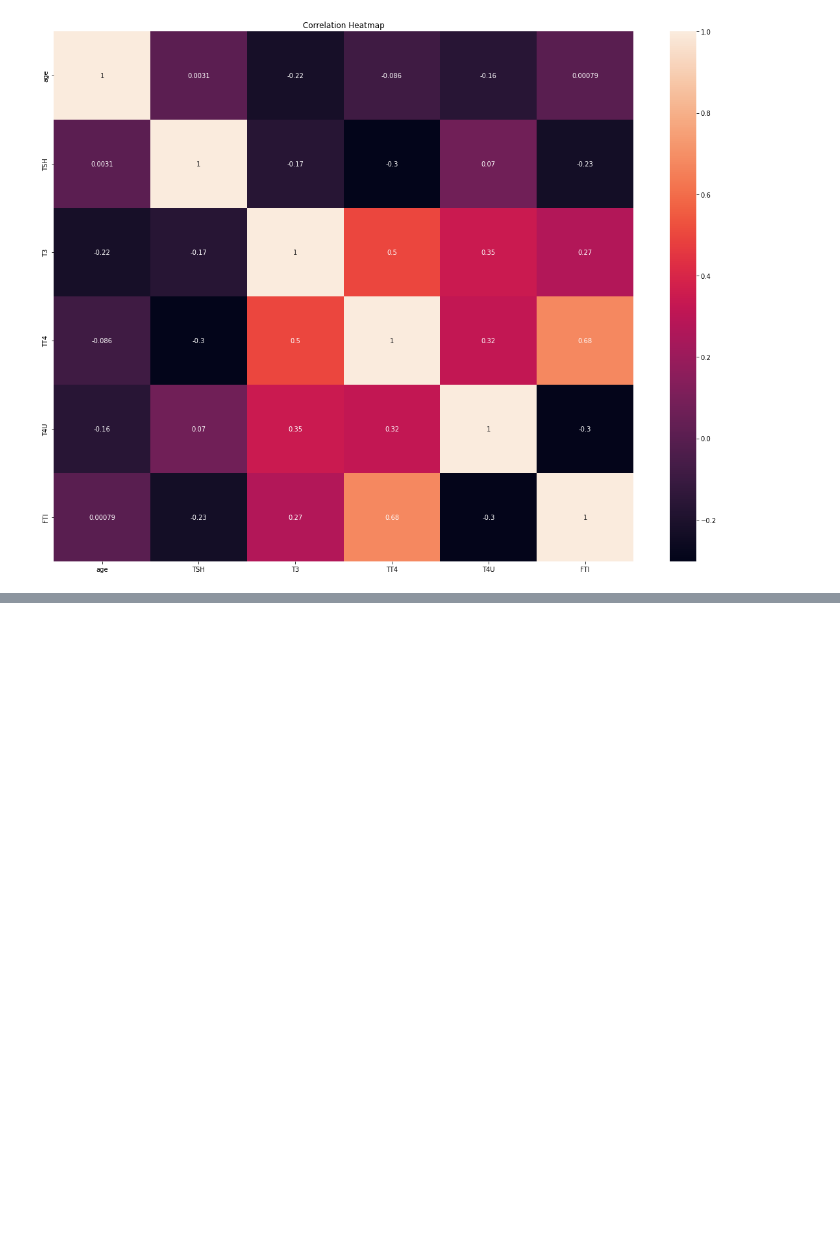
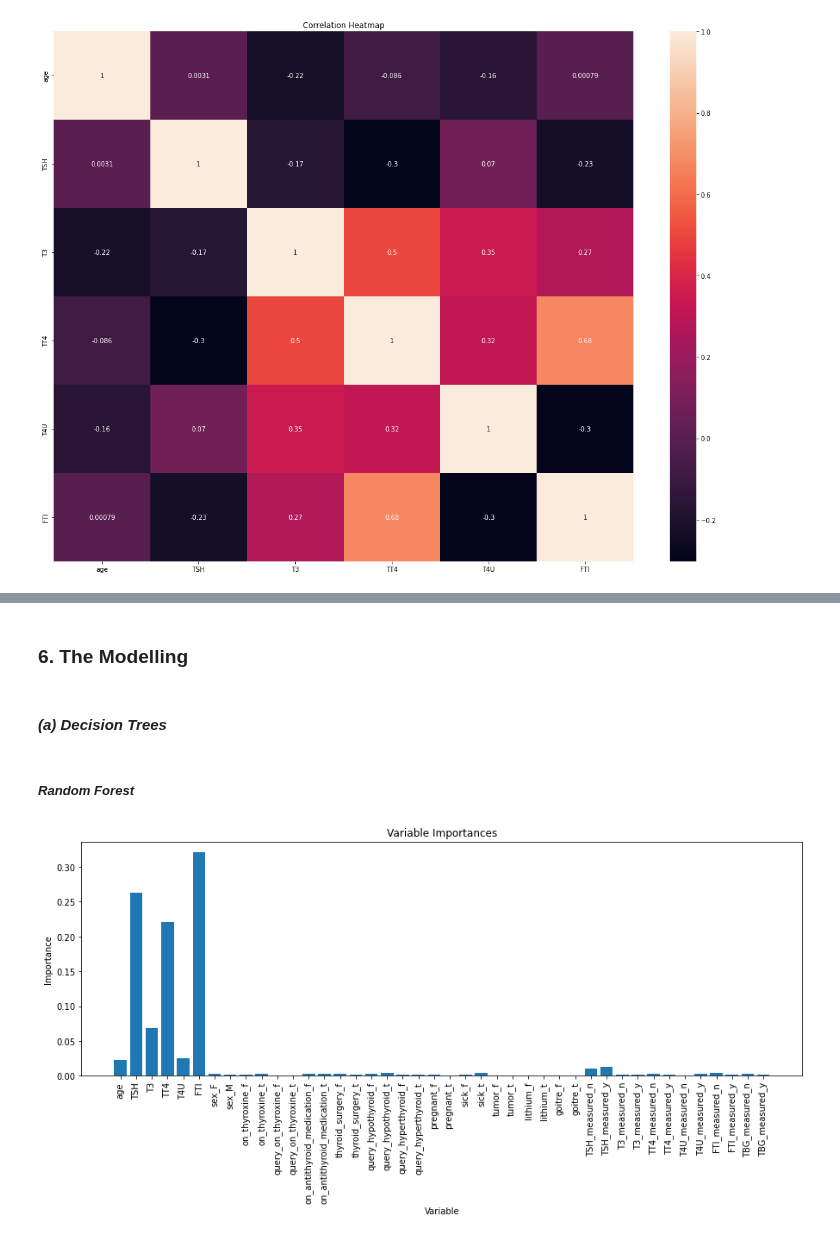
Before and after one commit to stogaja/Python-ML-Projects, a Jupyter notebook: Decision-Trees-&-SVM-Nairobi-Hospital/app.ipynb, the cells around one changed output, grey strips where cells are left out. Cells and saved outputs as stored; diff of their text form; code cells hidden in the pictures; blank space fills up the shorter version.

```diff
--- a/Decision-Trees-&-SVM-Nairobi-Hospital/app.ipynb
+++ b/Decision-Trees-&-SVM-Nairobi-Hospital/app.ipynb
@@ -598,0 +661,5 @@ Text(0.5, 1.0, 'Correlation Heatmap')
+# %%
+# let's encode the status column
+Hypothyroid[['status']] = Hypothyroid[['status']].apply(LabelEncoder().fit_transform)
+# Checking changes
+Hypothyroid.head()
@@ -598,0 +674,4 @@ Text(0.5, 1.0, 'Correlation Heatmap')
+# %%
+# let's use one hot encoder to change the categorical columns into numerical
+Hypothyroid = pd.get_dummies(Hypothyroid)
+Hypothyroid
@@ -598,0 +706,16 @@ Text(0.5, 1.0, 'Correlation Heatmap')
+# %% [markdown]
+### 6. The Modelling
+# %% [markdown]
+#### *(a) Decision Trees*
+# %% [markdown]
+##### *Random Forest*
+# %%
+# let's set our X and y
+
+X = Hypothyroid.drop('status', axis=1)
+
+y = Hypothyroid.status
+
+# declaring our train and test splits with 80 percent
+
+X_train, X_test, y_train, y_test = train_test_split(X, y, test_size=0.2, random_state=0)
@@ -598,0 +838,8 @@ Text(0.5, 1.0, 'Correlation Heatmap')
+# %%
+# let's conduct feature importance
+
+f = X.columns.tolist()
+
+Importances_Class(X_train, X_test, y_train, y_test, f, n=100, depth=5, split=2)
+# %% [output]
+[figure, added]
```
Also changed, not shown: parts of 22 cells of this notebook, 1 other file.
